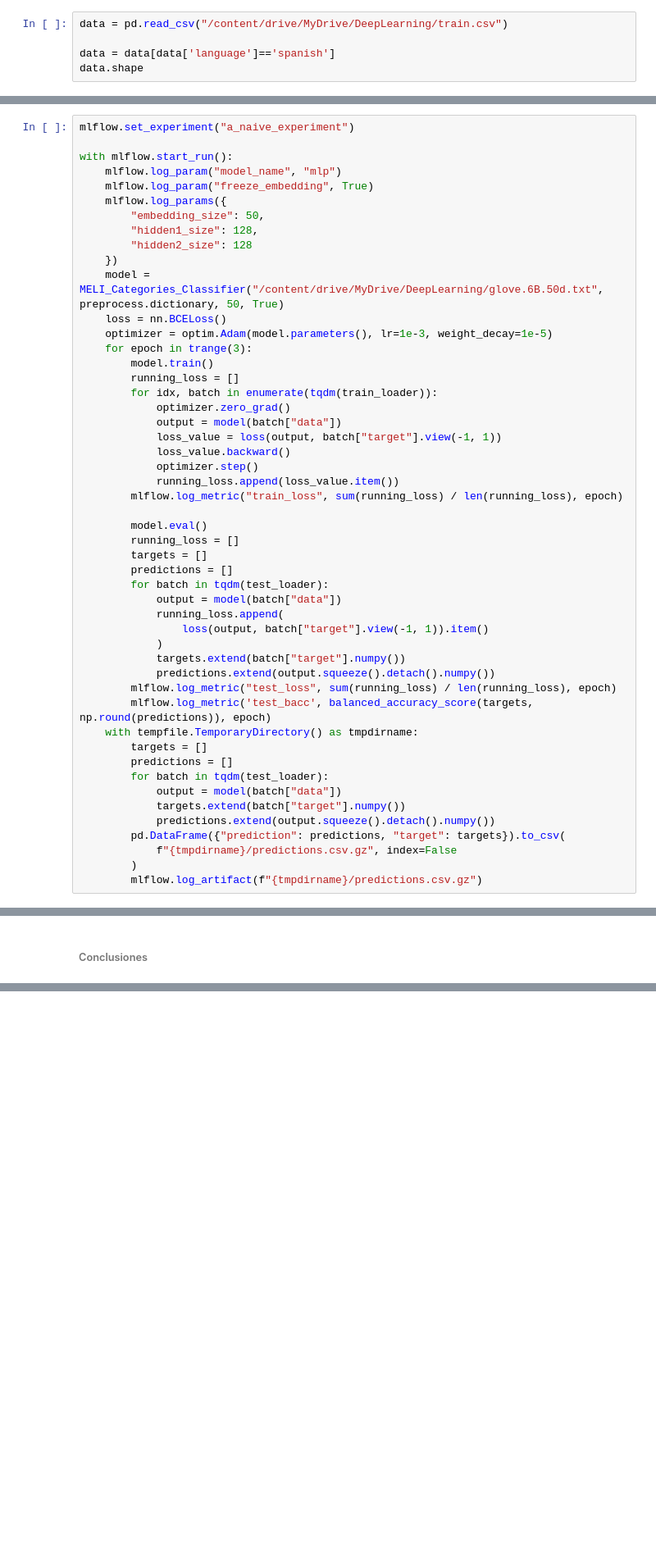
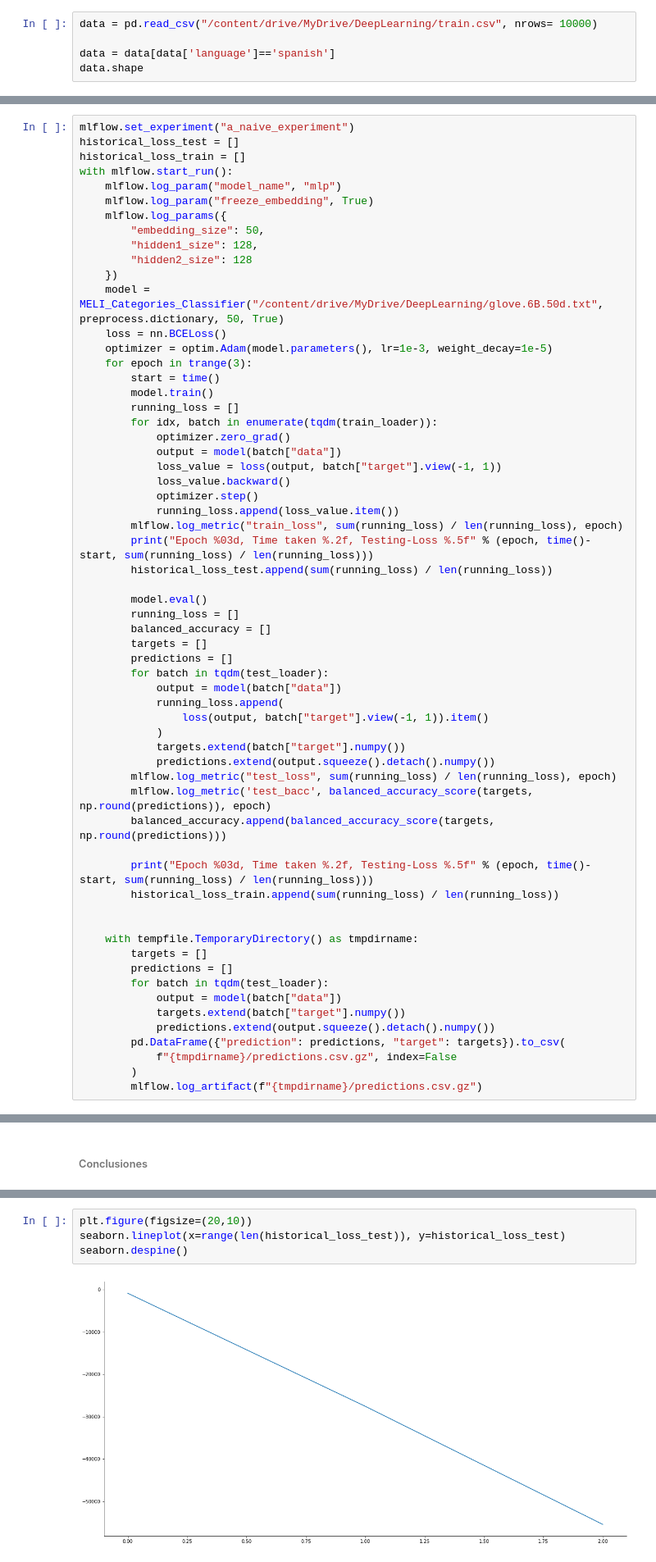
Before and after one commit to DiploDatos2021-EntregablesGrupo10/Deep_Learning, a Jupyter notebook: Aprendizaje_Profundo_Trabajo_Práctico.ipynb, the cells around one changed output, grey strips where cells are left out. Shown: that part at 82% size. Cells and saved outputs as stored; diff of their text form; blank space fills up the shorter version.

```diff
--- a/Aprendizaje_Profundo_Trabajo_Práctico.ipynb
+++ b/Aprendizaje_Profundo_Trabajo_Práctico.ipynb
@@ -81,7 +83,7 @@ from sklearn.metrics import balanced_accuracy_score
 # %% [markdown]
 #### Importar train
 # %%
-data = pd.read_csv("/content/drive/MyDrive/DeepLearning/train.csv")
+data = pd.read_csv("/content/drive/MyDrive/DeepLearning/train.csv", nrows= 10000)
 
 data = data[data['language']=='spanish']
 data.shape
@@ -249,6 +253,7 @@ class MELI_Categories_Classifier(nn.Module):
 # %%
 mlflow.set_experiment("a_naive_experiment")
-
+historical_loss_test = []
+historical_loss_train = []
 with mlflow.start_run():
     mlflow.log_param("model_name", "mlp")
     mlflow.log_param("freeze_embedding", True)
@@ -261,6 +266,7 @@ with mlflow.start_run():
     loss = nn.BCELoss()
     optimizer = optim.Adam(model.parameters(), lr=1e-3, weight_decay=1e-5)
     for epoch in trange(3):
+        start = time()
         model.train()
         running_loss = []
         for idx, batch in enumerate(tqdm(train_loader)):
@@ -271,9 +277,12 @@ with mlflow.start_run():
             optimizer.step()
             running_loss.append(loss_value.item())
         mlflow.log_metric("train_loss", sum(running_loss) / len(running_loss), epoch)
+        print("Epoch %03d, Time taken %.2f, Testing-Loss %.5f" % (epoch, time()-start, sum(running_loss) / len(running_loss)))
+        historical_loss_test.append(sum(running_loss) / len(running_loss))
 
         model.eval()
         running_loss = []
+        balanced_accuracy = []
         targets = []
         predictions = []
         for batch in tqdm(test_loader):
@@ -285,6 +294,12 @@ with mlflow.start_run():
             predictions.extend(output.squeeze().detach().numpy())
         mlflow.log_metric("test_loss", sum(running_loss) / len(running_loss), epoch)
         mlflow.log_metric('test_bacc', balanced_accuracy_score(targets, np.round(predictions)), epoch)
+        balanced_accuracy.append(balanced_accuracy_score(targets, np.round(predictions)))
+
+        print("Epoch %03d, Time taken %.2f, Testing-Loss %.5f" % (epoch, time()-start, sum(running_loss) / len(running_loss)))
+        historical_loss_train.append(sum(running_loss) / len(running_loss))
+
+
     with tempfile.TemporaryDirectory() as tmpdirname:
         targets = []
         predictions = []
@@ -359,0 +370,6 @@ Podemos observar que la red en la primer época aprende casi todos los valores.
+# %%
+plt.figure(figsize=(20,10))
+seaborn.lineplot(x=range(len(historical_loss_test)), y=historical_loss_test)
+seaborn.despine()
+# %% [output]
+[figure, added]
```
Also changed, not shown: parts of 24 cells of this notebook.
